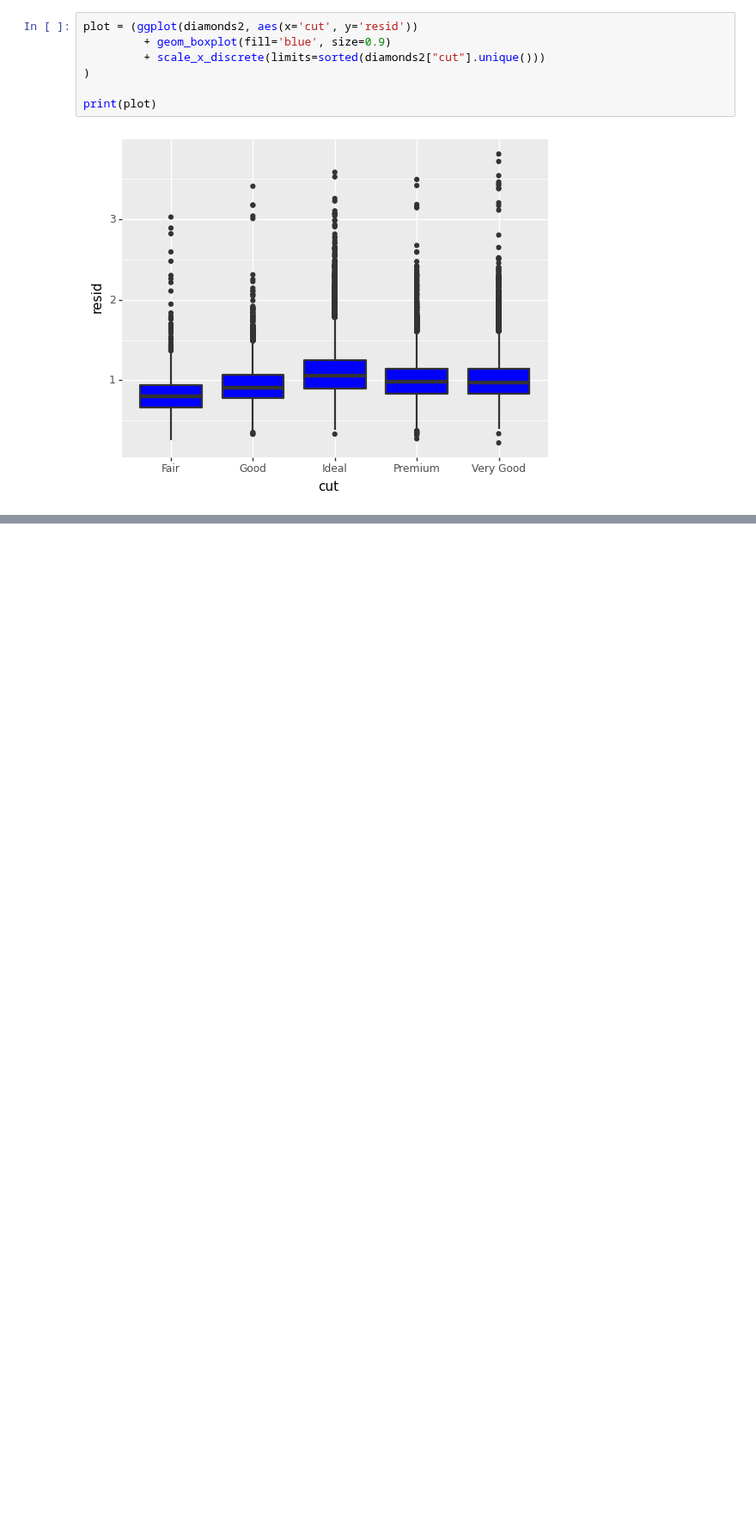
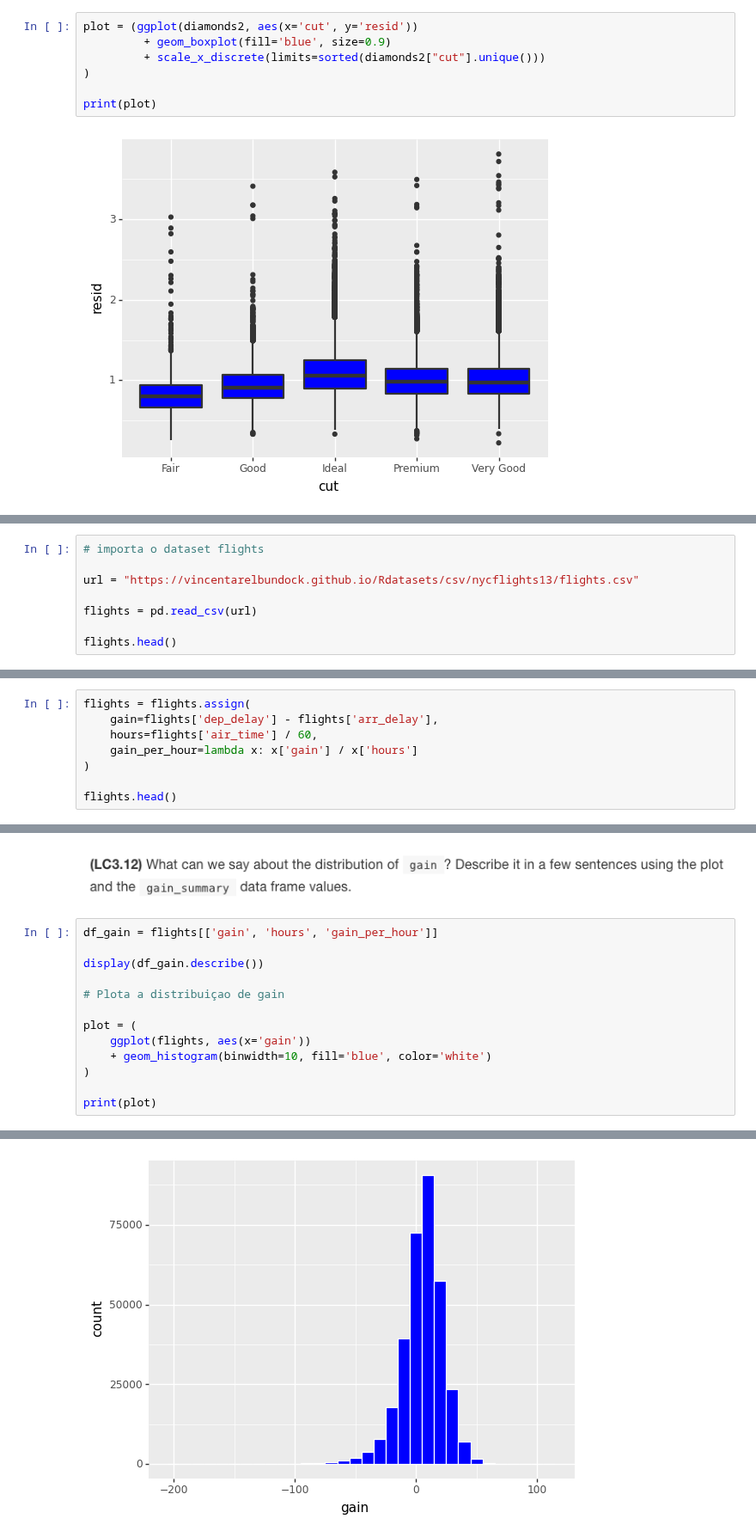
Before and after one commit to pdcos/analise_visual_ciencia_de_dados, a Jupyter notebook: participacao_6/solutions_6.ipynb, the cells around one changed output, grey strips where cells are left out. Shown at 86% size. Saved outputs shown, nothing was run; the diff lists cells and outputs as text; blank space fills up the shorter version.

```diff
--- a/participacao_6/solutions_6.ipynb
+++ b/participacao_6/solutions_6.ipynb
@@ -554,0 +560,8 @@ print(plot)
+# %%
+# importa o dataset flights
+
+url = "https://vincentarelbundock.github.io/Rdatasets/csv/nycflights13/flights.csv"
+
+flights = pd.read_csv(url)
+
+flights.head()
@@ -554,0 +746,8 @@ print(plot)
+# %%
+flights = flights.assign(
+    gain=flights['dep_delay'] - flights['arr_delay'],
+    hours=flights['air_time'] / 60,
+    gain_per_hour=lambda x: x['gain'] / x['hours']
+)
+
+flights.head()
@@ -554,0 +772,16 @@ print(plot)
+# %% [markdown]
+![image.png](attachment:image.png)
+# %%
+df_gain = flights[['gain', 'hours', 'gain_per_hour']]
+
+display(df_gain.describe())
+
+# Plota a distribuiçao de gain
+
+plot = (
+    ggplot(flights, aes(x='gain'))
+    + geom_histogram(binwidth=10, fill='blue', color='white')
+)
+
+print(plot)
+# %% [output]
@@ -554,0 +797 @@ print(plot)
+[figure, added]
```
Also changed, not shown: parts of 46 cells of this notebook.
